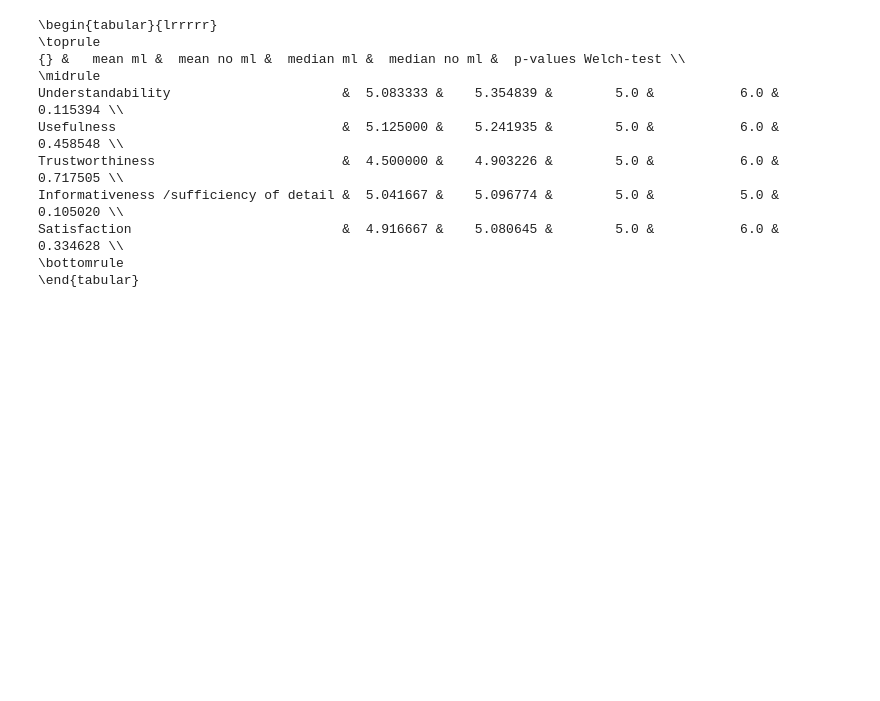
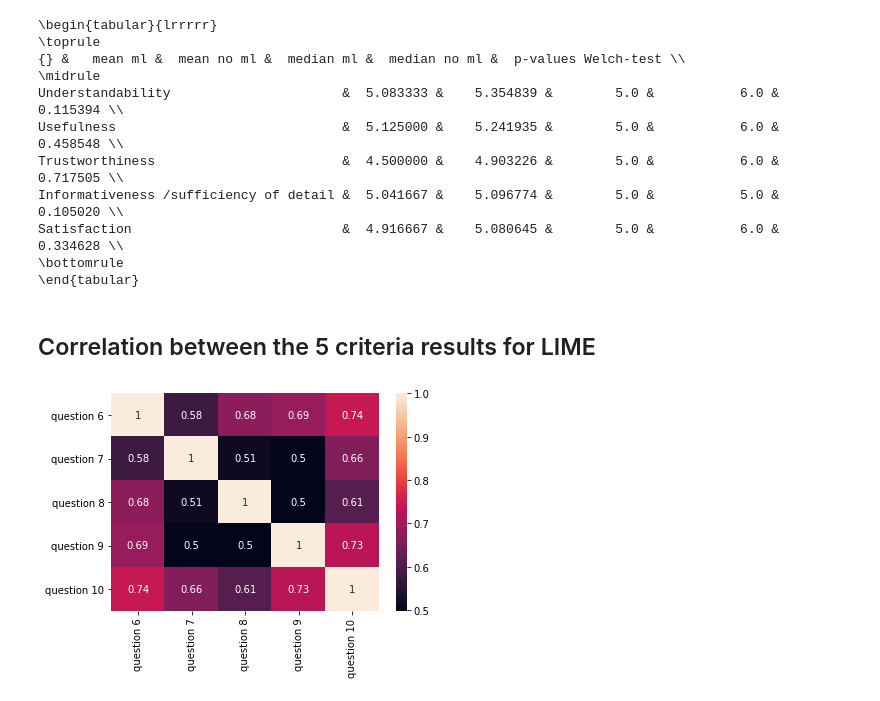
Before and after one commit to unofficial-Jona/Unimaas_researchproject_XAI, a Jupyter notebook: Data analysis.ipynb, the cells around one changed output. Drawn from its saved outputs; the diff is of its cells as text; code cells hidden in the pictures; blank space fills up the shorter version.

Commit message:
Correlation matrices based on Spearman correlation added

```diff
--- a/Data analysis.ipynb
+++ b/Data analysis.ipynb
@@ -894,3 +894,17 @@ Informativeness /sufficiency of detail &  5.041667 &    5.096774 &        5.0 &
 Satisfaction                           &  4.916667 &    5.080645 &        5.0 &           6.0 &             0.334628 \\
 \bottomrule
 \end{tabular}
+# %% [markdown]
+## Correlation between the 5 criteria results for LIME
+# %%
+import seaborn as sns
+
+df_lime = df[[f'question {6}', f'question {7}',f'question {8}',f'question {9}',f'question {10}']]
+
+correlation_mat = df_lime.corr(method='spearman')
+
+sns.heatmap(correlation_mat, annot = True)
+
+plt.show()
+# %% [output]
+[figure, added]
```
Also changed, not shown: parts of 8 cells of this notebook.
